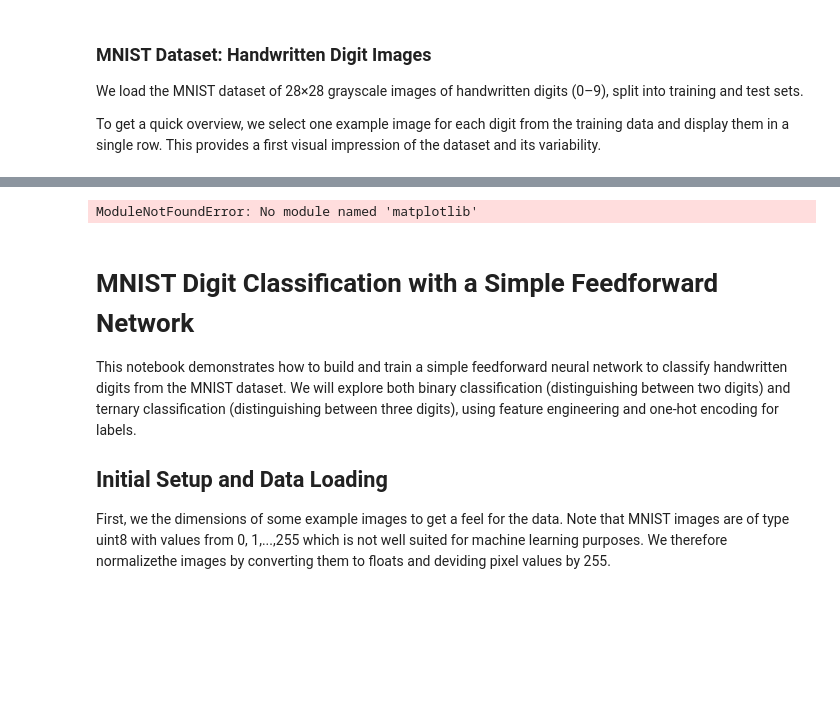
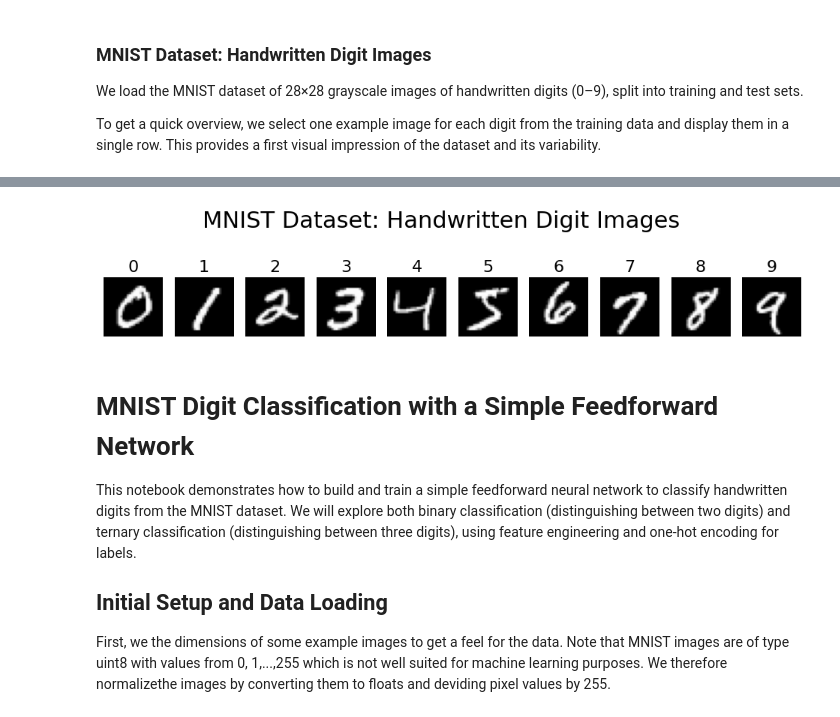
Before and after one commit to akselmh/AI_Tools_F26, a Jupyter notebook: Module4_CNN/Module_4_ClassificationPipeline.ipynb, the cells around one changed output, grey strips where cells are left out. Cells and saved outputs as stored; diff of their text form; code cells hidden in the pictures; blank space fills up the shorter version.

```diff
--- a/Module4_CNN/Module_4_ClassificationPipeline.ipynb
+++ b/Module4_CNN/Module_4_ClassificationPipeline.ipynb
@@ -5,11 +5,12 @@ We load the MNIST dataset of 28×28 grayscale images of handwritten digits (0–
 
 To get a quick overview, we select one example image for each digit from the training data and display them in a single row. This provides a first visual impression of the dataset and its variability.
 # %%
-!pip install numpy
-!pip install matplotlib
+#%pip install numpy matplotlib tensorflow torch
 import numpy as np
 import matplotlib.pyplot as plt
-from tensorflow.keras.datasets import mnist
+# from tensorflow.keras.datasets import mnist
+import tensorflow as tf
+mnist = tf.keras.datasets.mnist
 
 # ------------------------------------------------------------
 # Load dataset
@@ -59,4 +55,4 @@ Successfully installed numpy-2.4.4
-ModuleNotFoundError: No module named 'matplotlib'
+[figure, added]
 # %% [markdown]
 # MNIST Digit Classification with a Simple Feedforward Network
 
```
Also changed, not shown: parts of 1 cell of this notebook.
